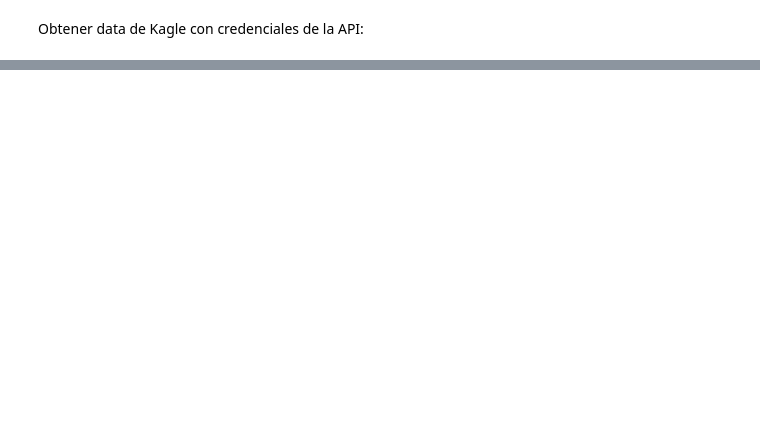
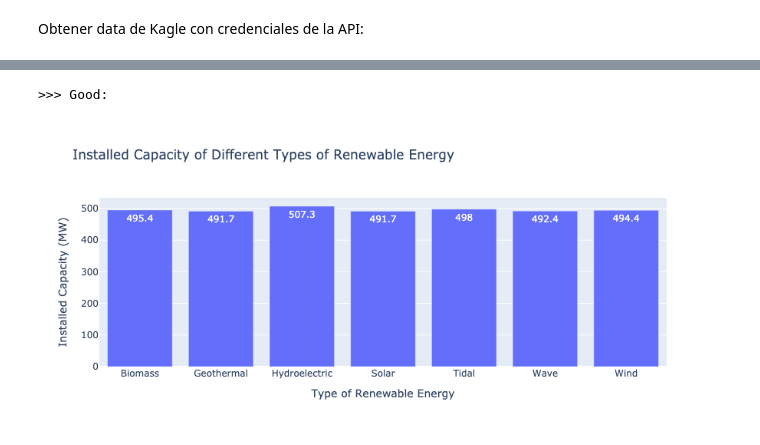
Before and after one commit to DanielCamacho7091/data_analytics, a Jupyter notebook: data_viz.ipynb, the cells around one changed output, grey strips where cells are left out. Saved outputs shown, nothing was run; the diff lists cells and outputs as text; code cells hidden in the pictures; blank space fills up the shorter version.

```diff
--- a/data_viz.ipynb
+++ b/data_viz.ipynb
@@ -37,0 +125,44 @@ Importar data
+# %%
+import pandas as pd
+import plotly.express as px
+import plotly.io as pio
+from IPython.display import Image
+
+# Crear variable de eje
+energy_map = {
+    1: 'Solar',
+    2: 'Wind',
+    3: 'Hydroelectric',
+    4: 'Geothermal',
+    5: 'Biomass',
+    6: 'Tidal',
+    7: 'Wave'
+}
+
+# Crear la columna 'Type_of_Renewable_Energy_label'
+df['Type_of_Renewable_Energy_label'] = df['Type_of_Renewable_Energy'].map(energy_map)
+
+# Agrupar a la media
+tab = df.groupby('Type_of_Renewable_Energy_label').agg(
+    Installed_Capacity_MW = ('Installed_Capacity_MW', 'mean')).reset_index()
+
+# Redondear para verla más limpia
+tab['Installed_Capacity_MW'] = tab['Installed_Capacity_MW'].round(1)
+
+fig = px.bar(tab,
+             x='Type_of_Renewable_Energy_label',
+             y='Installed_Capacity_MW',
+             title='Installed Capacity of Different Types of Renewable Energy',
+             labels={'Type_of_Renewable_Energy_label': 'Type of Renewable Energy',
+                     'Installed_Capacity_MW': 'Installed Capacity (MW)'},
+             text='Installed_Capacity_MW')
+
+# Guardar la imagen como PNG
+pio.write_image(fig, 'plots/plot1.png', width=900, height=400)
+
+# Mostrar la imagen guardada
+print('\n>>> Good:')
+Image('plots/plot1.png')
+# %% [output]
+>>> Good:
+[figure, added]
```
Also changed, not shown: parts of 11 cells of this notebook, 2 other files.
